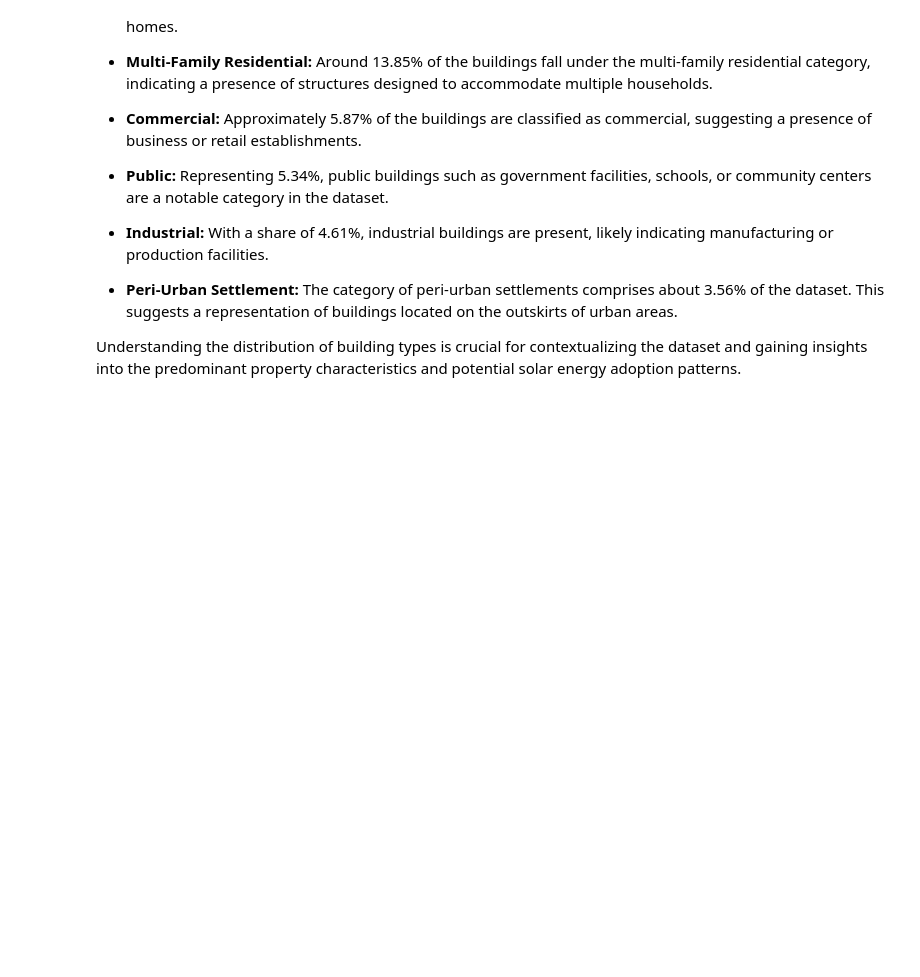
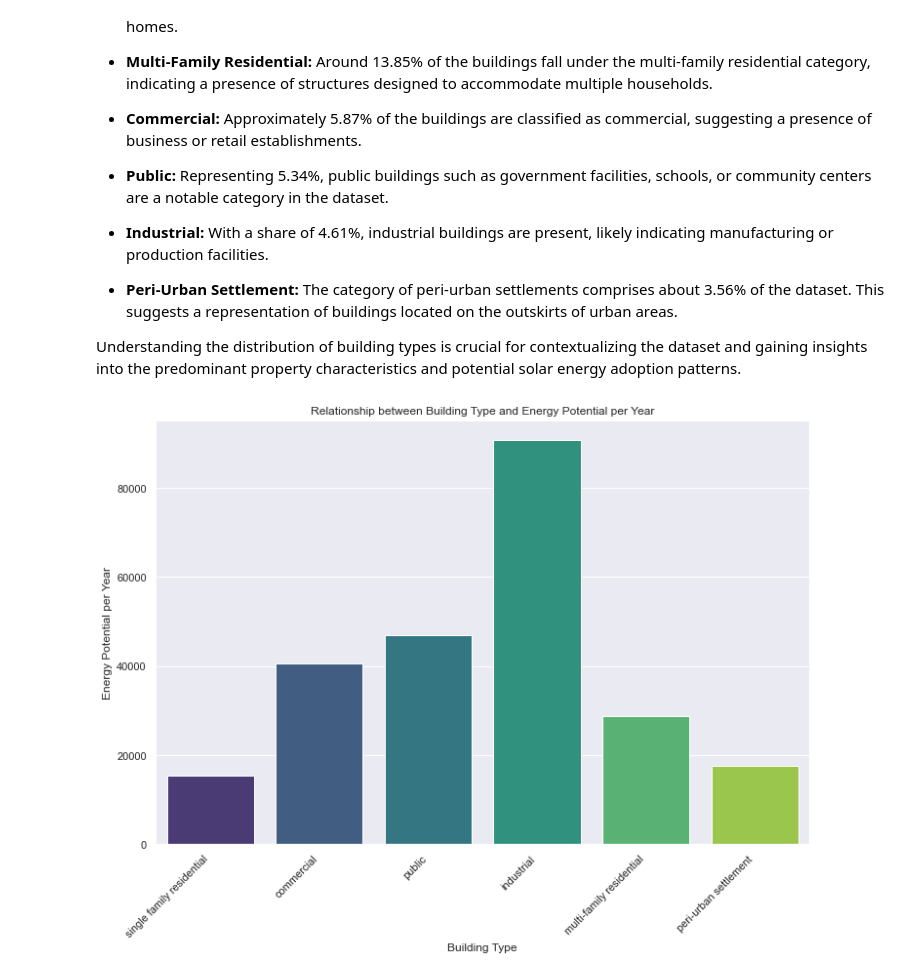
Before and after one commit to samcurryokee/Solar-Panel-Optimization-in-Nairobi, a Jupyter notebook: sammy.ipynb, the cells around one changed output. Drawn from its saved outputs; the diff is of its cells as text; code cells hidden in the pictures; blank space fills up the shorter version.

```diff
--- a/sammy.ipynb
+++ b/sammy.ipynb
@@ -385,3 +386,17 @@ The distribution of building types in the dataset is presented below:
 - **Peri-Urban Settlement:** The category of peri-urban settlements comprises about 3.56% of the dataset. This suggests a representation of buildings located on the outskirts of urban areas.
 
 Understanding the distribution of building types is crucial for contextualizing the dataset and gaining insights into the predominant property characteristics and potential solar energy adoption patterns.
+# %%
+
+# Barplot showing the relationship between building type and energy potential per year
+
+sns.set(rc={'figure.figsize': (12, 8)})
+sns.barplot(x='Assumed_building_type', y='Energy_potential_per_year',
+            data=data, ci=None, palette='viridis', capsize=0.2, errwidth=2, dodge=True)
+plt.xticks(rotation=45, ha='right')
+plt.title('Relationship between Building Type and Energy Potential per Year')
+plt.xlabel('Building Type')
+plt.ylabel('Energy Potential per Year')
+plt.show()
+# %% [output]
+[figure, added]
```
Also changed, not shown: parts of 6 cells of this notebook.
